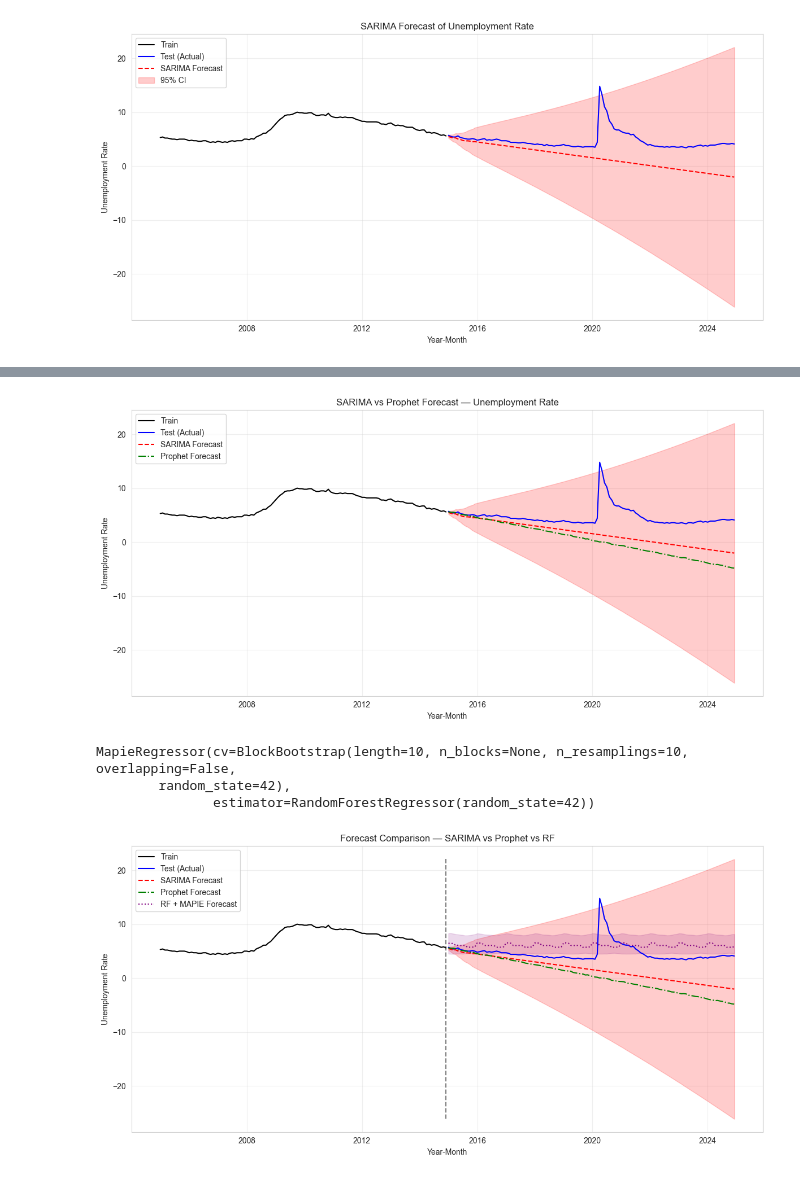
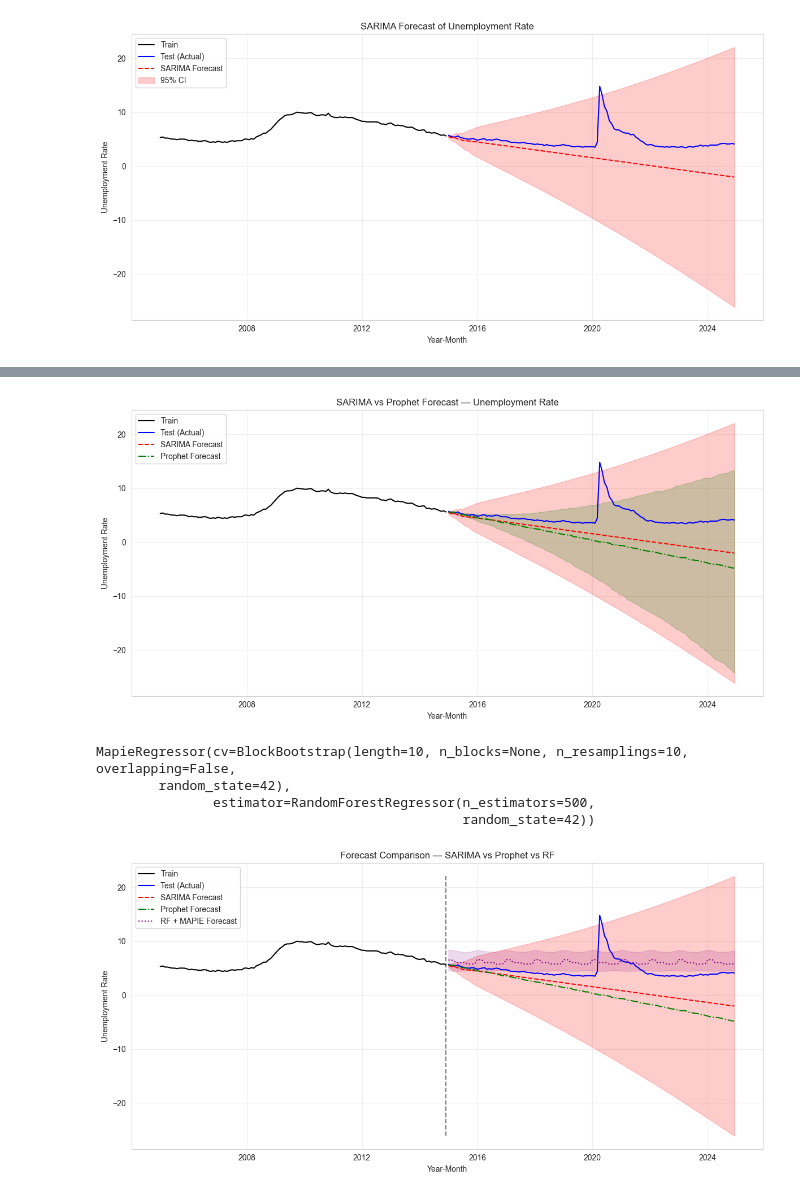
Before and after one commit to rafaelcattan/rafaelcattan.github.io, a Jupyter notebook: analysis/notebooks/data_analysis.ipynb, the cells around one changed output, grey strips where cells are left out. Cells and saved outputs as stored; diff of their text form; code cells hidden in the pictures.

Commit message:
forecasting plot and closure

```diff
--- a/analysis/notebooks/data_analysis.ipynb
+++ b/analysis/notebooks/data_analysis.ipynb
@@ -754,7 +764,7 @@ from prophet import Prophet
 import pandas as pd
 
 # Prophet requires columns: ds (datetime), y (value)
-# prophet_train = train.reset_index()[['year_month', 'unemployment_rate']]
+prophet_train = train[['year_month', 'unemployment_rate']]
 prophet_train.columns = ['ds', 'y']
 
 # Initialize & fit
@@ -807,34 +819,44 @@ plt.plot(
     color='red',
     linestyle='--'
 )
 
 # SARIMA confidence interval
 plt.fill_between(
     conf_int.index,
     conf_int.iloc[:, 0],
     conf_int.iloc[:, 1],
     color='red',
     alpha=0.2
 )
 
 # Prophet forecast
 plt.plot(
     prophet_pred.index,
     prophet_pred,
     label='Prophet Forecast',
     color='green',
     linestyle='-.'
 )
 
+# PROPHET confidence interval
+plt.fill_between(
+    conf_int.index,
+    prophet_forecast['yhat_lower'],
+    prophet_forecast['yhat_upper'],
+    color='green',
+    alpha=0.2
+)
+
+
 plt.title('SARIMA vs Prophet Forecast — Unemployment Rate')
 plt.xlabel('Year-Month')
 plt.ylabel('Unemployment Rate')
 plt.legend()
 plt.grid(alpha=0.3)
 plt.tight_layout()
 plt.show()
 # %% [output]
-[figure, old version]
+[figure, new version]
 # %%
 from sklearn.ensemble import RandomForestRegressor
 from mapie.regression import MapieRegressor
@@ -859,7 +881,7 @@ y_train_cp = train_lags.iloc[:, -1].values
 
 # Base model
 base_model = RandomForestRegressor(
-    n_estimators=100,
+    n_estimators=500,
     random_state=42
 )
 
@@ -874,7 +896,8 @@ mapie_model.fit(X_train_cp, y_train_cp)
 # %% [output]
 MapieRegressor(cv=BlockBootstrap(length=10, n_blocks=None, n_resamplings=10, overlapping=False,
         random_state=42),
-               estimator=RandomForestRegressor(random_state=42))
+               estimator=RandomForestRegressor(n_estimators=500,
+                                               random_state=42))
 # %%
 def recursive_rf_forecast(model, last_values, n_steps, n_lags):
     """
```
Also changed, not shown: parts of 9 cells of this notebook, 5 other files.
